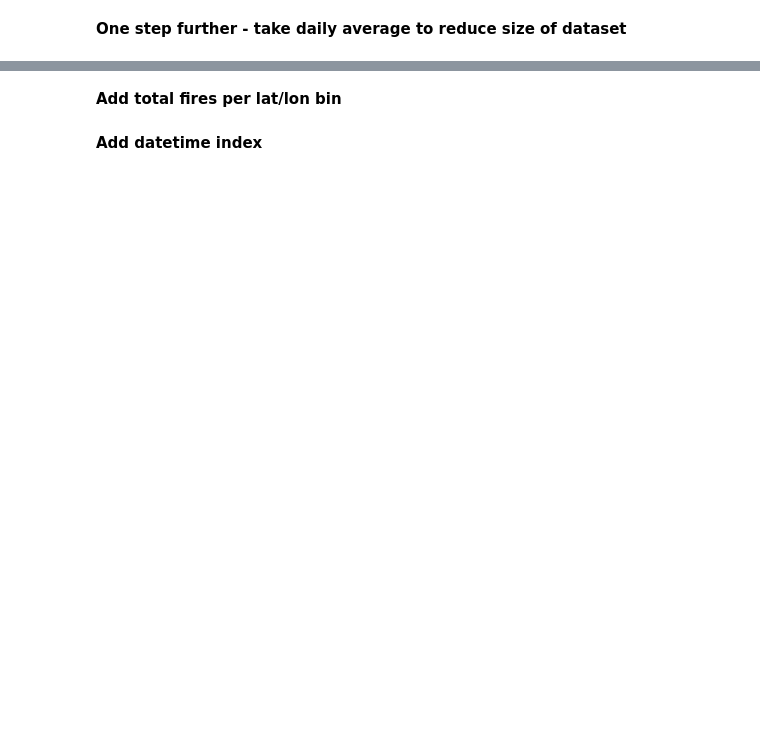
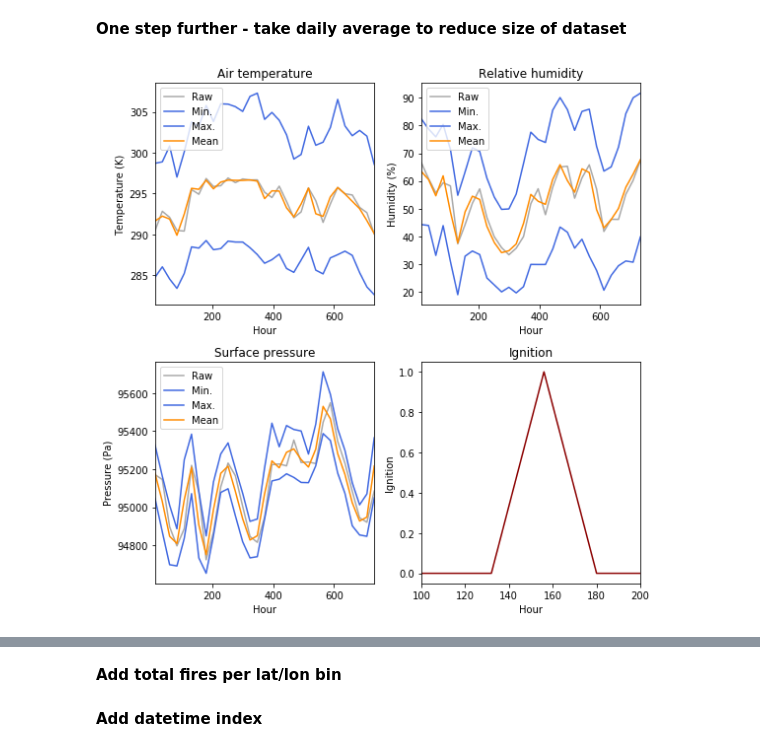
Before and after one commit to aristyogresearch/wildfire, a Jupyter notebook: notebooks/add_features.ipynb, the cells around one changed output, grey strips where cells are left out. Saved outputs shown, nothing was run; the diff lists cells and outputs as text; code cells hidden in the pictures; blank space fills up the shorter version.

```diff
--- a/notebooks/add_features.ipynb
+++ b/notebooks/add_features.ipynb
@@ -328,7 +328,7 @@ import matplotlib.pyplot as plt
 xmin = min(one_fire['hour'])
 xmax = max(one_fire['hour'])
 
-plt.subplots(2,2,figsize=(12,8))
+plt.subplots(2,2,figsize=(8,8))
 
 plt.subplot(2, 2, 1)
 
@@ -341,24 +341,24 @@ plt.plot(
 plt.plot(
     one_fire['hour'],
     one_fire['min.air.2m'],
-    color = "darkblue",
+    color = "royalblue",
     label ='Min.'
 )
 plt.plot(
     one_fire['hour'],
     one_fire['max.air.2m'],
-    color = "darkred",
+    color = "royalblue",
     label ='Max.'
 )
 plt.plot(
     one_fire['hour'],
     one_fire['mean.air.2m'],
-    color = "darkgreen",
+    color = "darkorange",
     label ='Mean'
 )
 plt.xlabel('Hour')
-plt.ylabel('Temperature')
-plt.title('Air temperature at 2 meters')
+plt.ylabel('Temperature (K)')
+plt.title('Air temperature')
 plt.legend()
 plt.xlim(xmin,xmax)
 
@@ -374,24 +374,24 @@ plt.plot(
 plt.plot(
     one_fire['hour'],
     one_fire['min.rhum.2m'],
-    color = "darkblue",
+    color = "royalblue",
     label ='Min.'
 )
 plt.plot(
     one_fire['hour'],
     one_fire['max.rhum.2m'],
-    color = "darkred",
+    color = "royalblue",
     label ='Max.'
 )
 plt.plot(
     one_fire['hour'],
     one_fire['mean.rhum.2m'],
-    color = "darkgreen",
+    color = "darkorange",
     label ='Mean'
 )
 plt.xlabel('Hour')
-plt.ylabel('Humidity')
-plt.title('Relative humidity at 2 meters')
+plt.ylabel('Humidity (%)')
+plt.title('Relative humidity')
 plt.legend()
 plt.xlim(xmin,xmax)
 
@@ -407,45 +407,47 @@ plt.plot(
 plt.plot(
     one_fire['hour'],
     one_fire['min.pres.sfc'],
-    color = "darkblue",
+    color = "royalblue",
     label ='Min.'
 )
 plt.plot(
     one_fire['hour'],
     one_fire['max.pres.sfc'],
-    color = "darkred",
+    color = "royalblue",
     label ='Max.'
 )
 plt.plot(
     one_fire['hour'],
     one_fire['mean.pres.sfc'],
-    color = "darkgreen",
+    color = "darkorange",
     label ='Mean'
 )
 plt.xlabel('Hour')
-plt.ylabel('Pressure')
+plt.ylabel('Pressure (Pa)')
 plt.title('Surface pressure')
 plt.legend()
 plt.xlim(xmin,xmax)
 
 
 plt.subplot(2, 2, 4)
 
-plt.scatter(
+plt.plot(
     one_fire['hour'],
     one_fire['ignition'],
     color = "darkred"
 )
 
 plt.xlabel('Hour')
 plt.ylabel('Ignition')
 plt.title('Ignition')
 plt.xlim(100,200)
 
 
 plt.tight_layout()
 plt.savefig('../figures/smoothed_data.png', bbox_inches='tight')
 plt.show()
+# %% [output]
+[figure, added]
 # %%
 raw_percent_ignition = np.round(((len(data[data['ignition'] == 1])/len(data))*100),2)
 joined_percent_ignition = np.round(((len(joined[joined['ignition'] == 1])/len(joined))*100),2)
```
Also changed, not shown: parts of 2 cells of this notebook, 10 other files.
